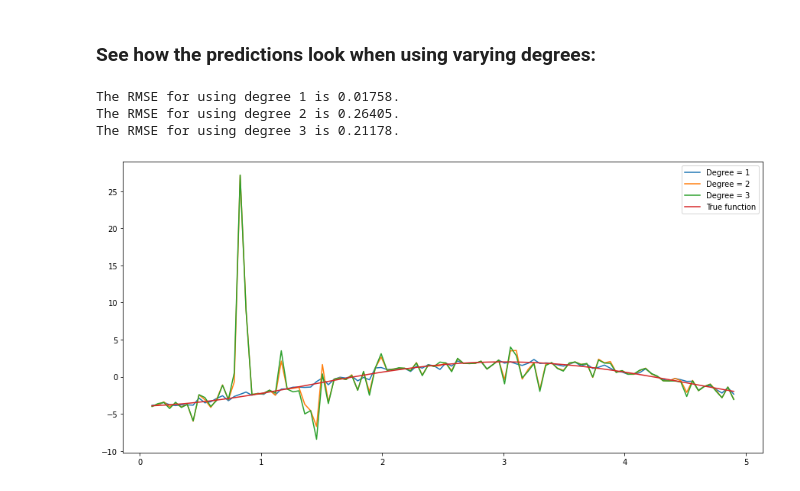
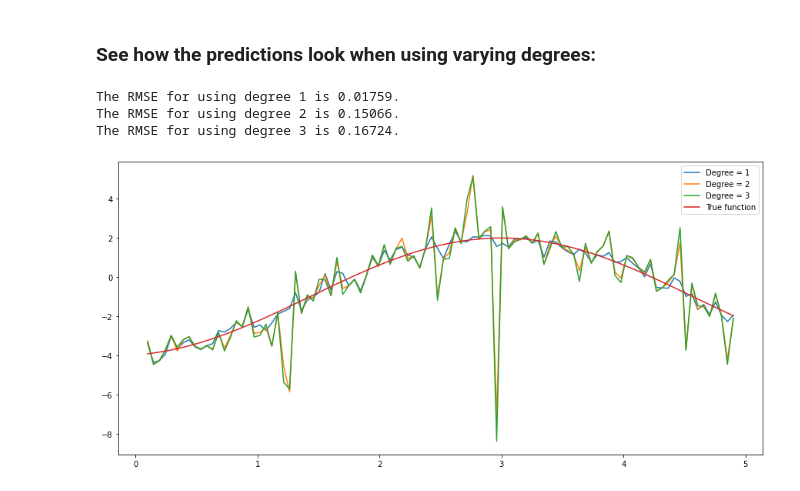
Before and after one commit to sunnymshah95/CME-241-RLinFinance, a Jupyter notebook: Assignment 5/Assignment5.ipynb, the cells around one changed output. Drawn from its saved outputs; the diff is of its cells as text; code cells hidden in the pictures.

```diff
--- a/Assignment 5/Assignment5.ipynb
+++ b/Assignment 5/Assignment5.ipynb
@@ -129,7 +131,7 @@ plt.show()
 # %% [markdown]
 ### See how the predictions on the test data look like
 # %%
-spline_approx = BSplineApprox().update(train_data)
+spline_approx = BSplineApprox(feature_function=lambda x : x, degree=3).update(train_data)
 
 predicted = spline_approx.evaluate([x for x, _ in test_data])
 
@@ -157,20 +159,20 @@ The RMSE in making the predictions on the test data is 3.635
 # %%
 eps = 0.1
 
 xx = np.linspace(low + eps, high - eps, 100)
 yy = f(xx)
 
 for d in range(1, 4):
-    spline_approx = BSplineApprox(degree=d).update(train_data)
+    spline_approx = BSplineApprox(feature_function=lambda x : x, degree=d).update(train_data)
     yy_ = spline_approx.evaluate(xx)
     print(f"The RMSE for using degree {d} is {np.sqrt(np.mean(yy_ - yy) ** 2):.5f}.")
     plt.plot(xx, yy_, label = f'Degree = {d}')
 
 plt.plot(xx, yy, label = 'True function')
 plt.legend()
 plt.show()
 # %% [output]
-The RMSE for using degree 1 is 0.01758.
-The RMSE for using degree 2 is 0.26405.
-The RMSE for using degree 3 is 0.21178.
+The RMSE for using degree 1 is 0.01759.
+The RMSE for using degree 2 is 0.15066.
+The RMSE for using degree 3 is 0.16724.
-[figure, old version]
+[figure, new version]
```
Also changed, not shown: parts of 4 cells of this notebook.
